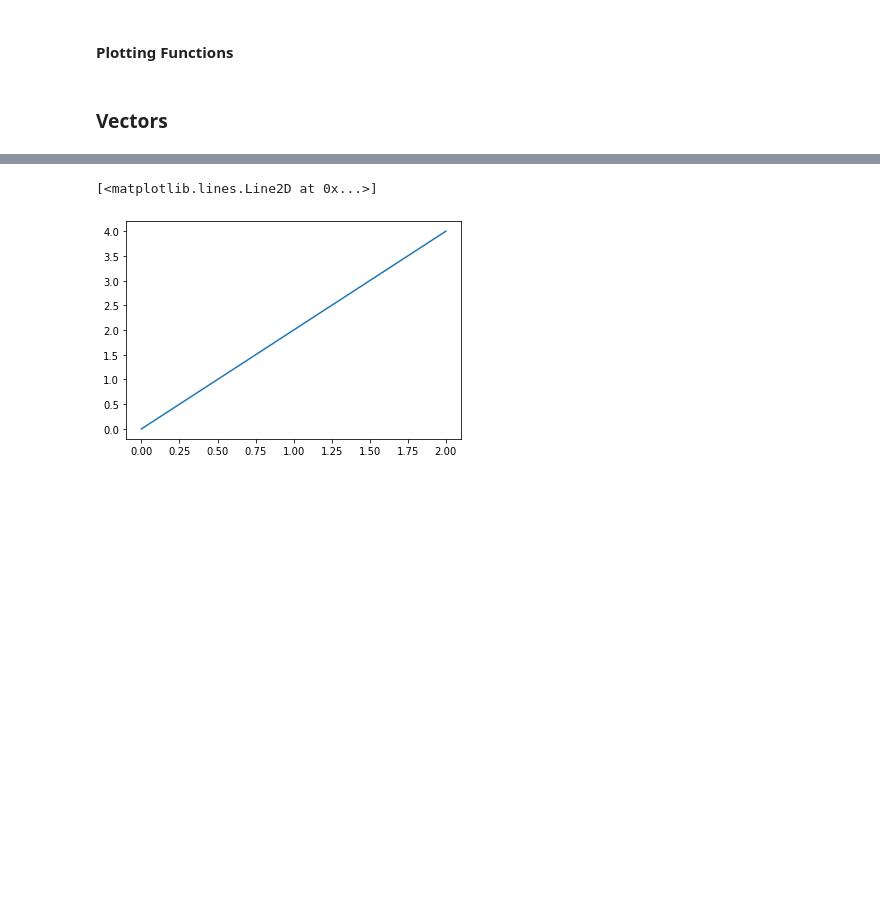
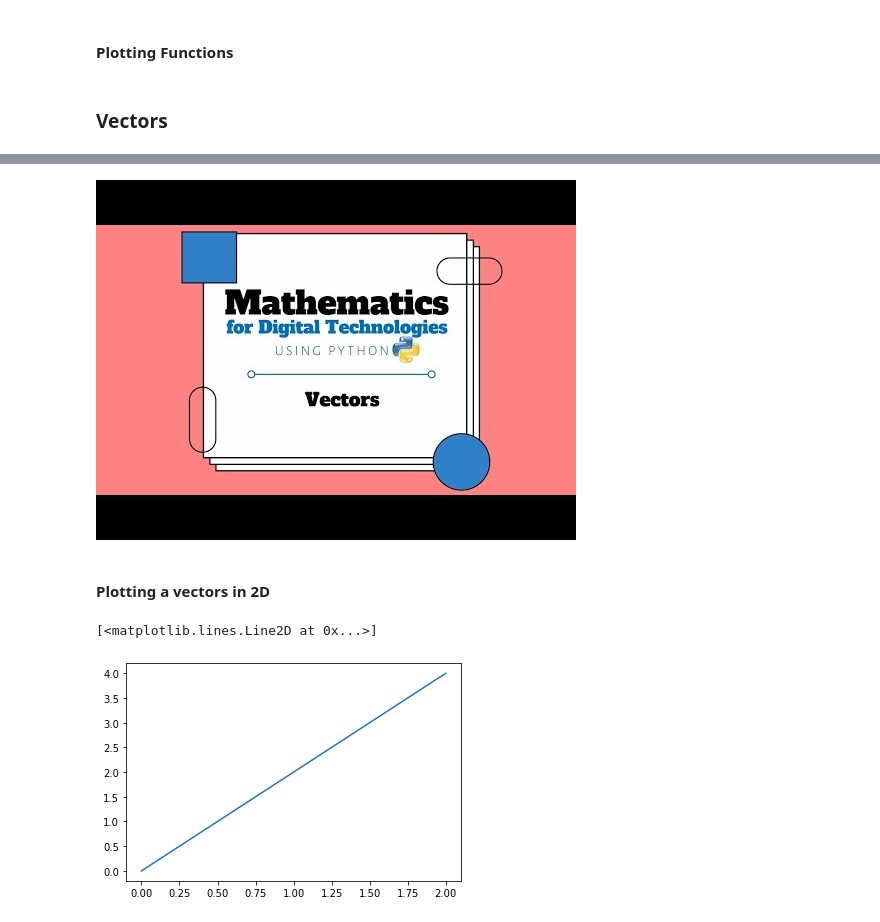
Before and after one commit to yogeshmpandey/M4DT, a Jupyter notebook: Equations_Functions_Vectors/Equations_Functions_Vectors.ipynb, the cells around one changed output, grey strips where cells are left out. Drawn from its saved outputs; the diff is of its cells as text; code cells hidden in the pictures; blank space fills up the shorter version.

```diff
--- a/Equations_Functions_Vectors/Equations_Functions_Vectors.ipynb
+++ b/Equations_Functions_Vectors/Equations_Functions_Vectors.ipynb
@@ -95,6 +95,13 @@ of the vector. As described in the figure below, a vector has a head, a tail dir
 Vector algebra is very useful in solving problems in Digital Technologies like Machine Learning, computer graphics, computer vision and data science.
 
 #### Plotting a vectors in 2D
+# %%
+from IPython.display import YouTubeVideo
+YouTubeVideo('CMJlwIobuF4', width=860, height=460)
+# %% [output]
+[figure, added]
+# %% [markdown]
+#### Plotting a vectors in 2D
 # %%
 import numpy as np
 import matplotlib.pyplot as plt
```
Also changed, not shown: 2 other files.
